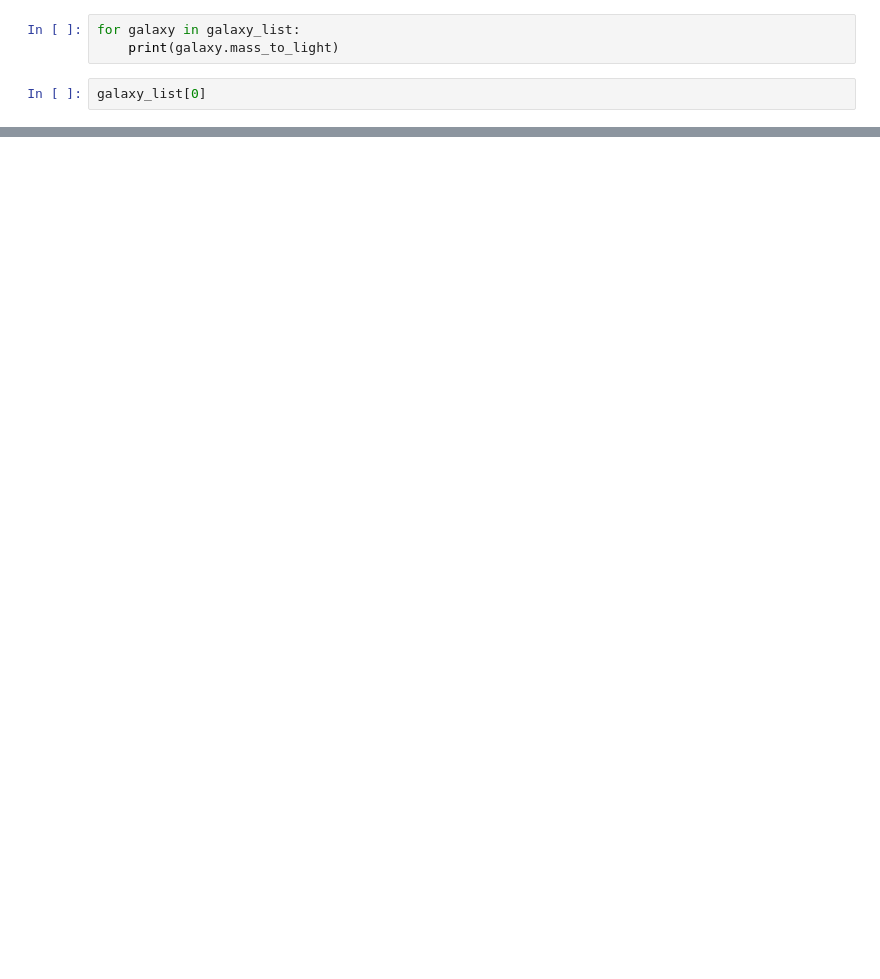
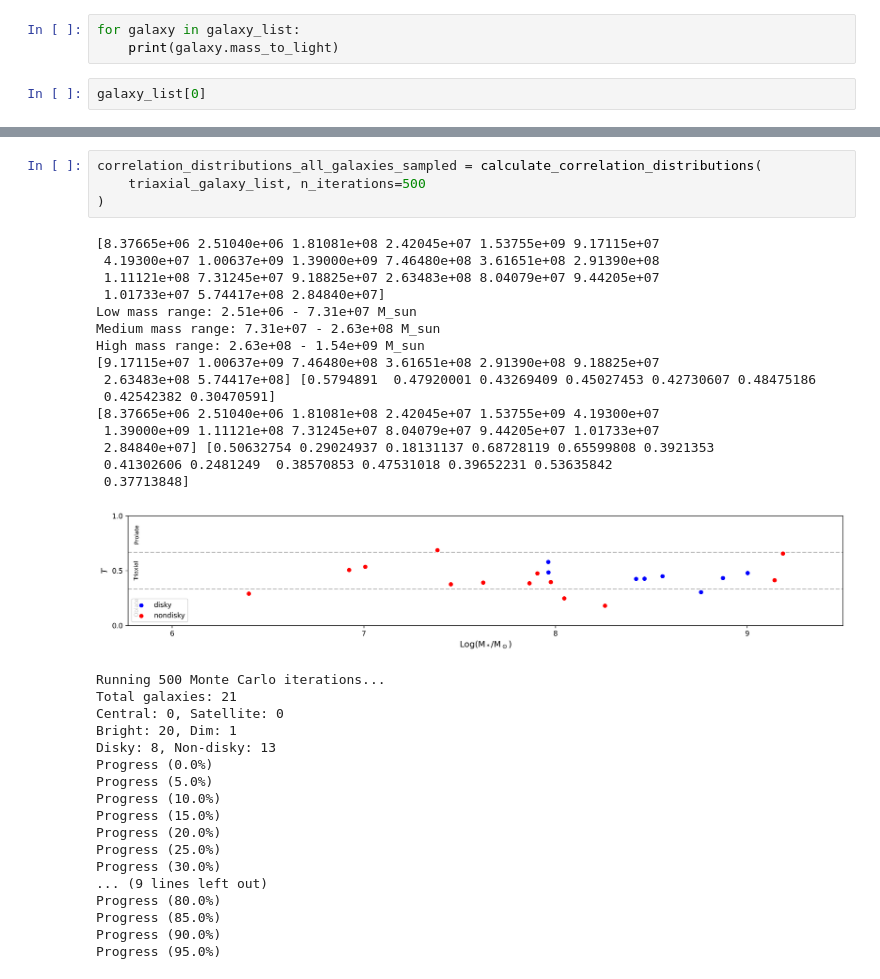
Before and after one commit to Bvogel4/MCMC-deprojection, a Jupyter notebook: xu_correlation_2.ipynb, the cells around one changed output, grey strips where cells are left out. Saved outputs shown, nothing was run; the diff lists cells and outputs as text; blank space fills up the shorter version.

```diff
--- a/xu_correlation_2.ipynb
+++ b/xu_correlation_2.ipynb
@@ -1563,0 +1659,38 @@ galaxy_list[0]
+# %%
+correlation_distributions_all_galaxies_sampled = calculate_correlation_distributions(
+    triaxial_galaxy_list, n_iterations=500
+)
+# %% [output]
+[8.37665e+06 2.51040e+06 1.81081e+08 2.42045e+07 1.53755e+09 9.17115e+07
+ 4.19300e+07 1.00637e+09 1.39000e+09 7.46480e+08 3.61651e+08 2.91390e+08
+ 1.11121e+08 7.31245e+07 9.18825e+07 2.63483e+08 8.04079e+07 9.44205e+07
+ 1.01733e+07 5.74417e+08 2.84840e+07]
+Low mass range: 2.51e+06 - 7.31e+07 M_sun
+Medium mass range: 7.31e+07 - 2.63e+08 M_sun
+High mass range: 2.63e+08 - 1.54e+09 M_sun
+[9.17115e+07 1.00637e+09 7.46480e+08 3.61651e+08 2.91390e+08 9.18825e+07
+ 2.63483e+08 5.74417e+08] [0.5794891  0.47920001 0.43269409 0.45027453 0.42730607 0.48475186
+ 0.42542382 0.30470591]
+[8.37665e+06 2.51040e+06 1.81081e+08 2.42045e+07 1.53755e+09 4.19300e+07
+ 1.39000e+09 1.11121e+08 7.31245e+07 8.04079e+07 9.44205e+07 1.01733e+07
+ 2.84840e+07] [0.50632754 0.29024937 0.18131137 0.68728119 0.65599808 0.3921353
+ 0.41302606 0.2481249  0.38570853 0.47531018 0.39652231 0.53635842
+ 0.37713848]
+[figure, added]
+Running 500 Monte Carlo iterations...
+Total galaxies: 21
+Central: 0, Satellite: 0
+Bright: 20, Dim: 1
+Disky: 8, Non-disky: 13
+Progress (0.0%)
+Progress (5.0%)
+Progress (10.0%)
+Progress (15.0%)
+Progress (20.0%)
+Progress (25.0%)
+Progress (30.0%)
+... (9 lines left out)
+Progress (80.0%)
+Progress (85.0%)
+Progress (90.0%)
+Progress (95.0%)
```
Also changed, not shown: parts of 12 cells of this notebook, 19 other files.
